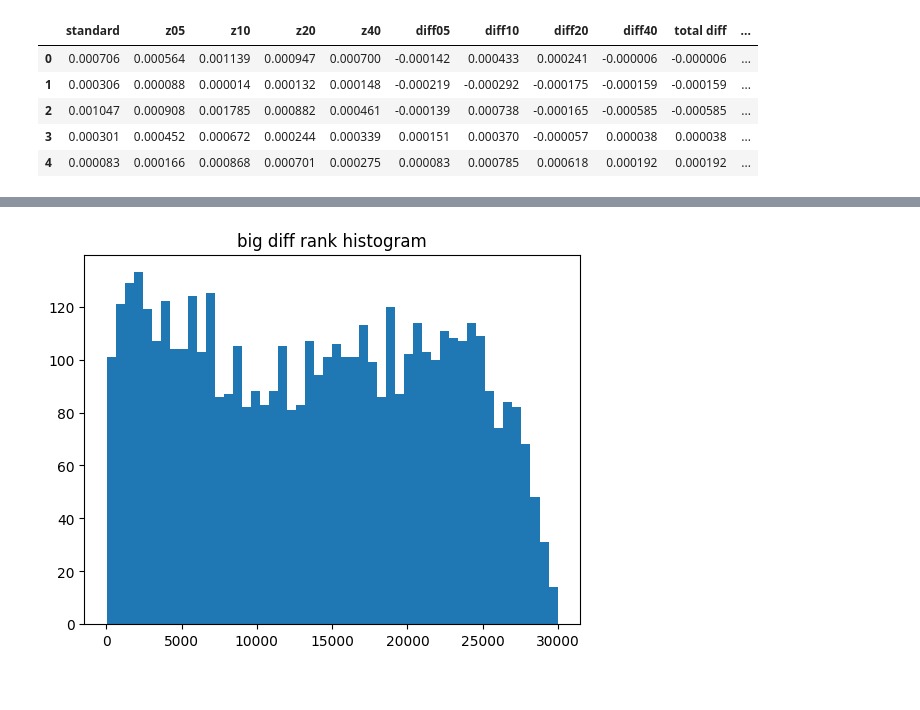
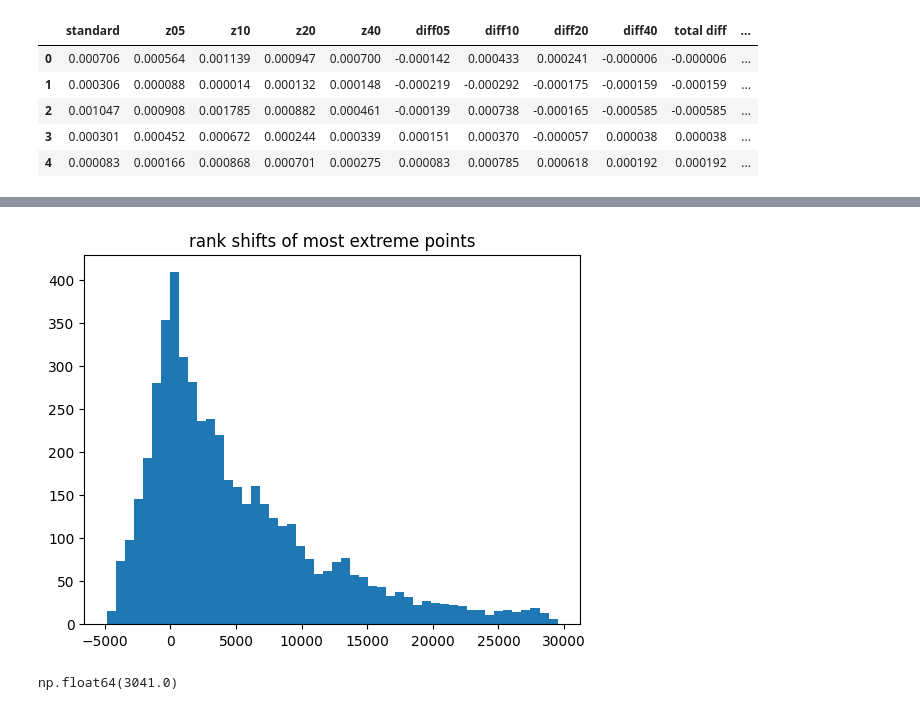
Before and after one commit to tuedo2/curvature-memorization-dp, a Jupyter notebook: corruption.ipynb, the cells around one changed output, grey strips where cells are left out. Saved outputs shown, nothing was run; the diff lists cells and outputs as text; code cells hidden in the pictures.

```diff
--- a/corruption.ipynb
+++ b/corruption.ipynb
@@ -262,0 +246,3 @@ big_diff
+# %%
+high_rank_df = dropped_df[(dropped_df['std rank'] <= 5000)]
+high_rank_df
@@ -263,6 +263,10 @@ big_diff
 # %%
-plt.hist(big_diff['std rank'], bins=50)
-plt.title('big diff rank histogram')
+plt.hist(high_rank_df['total rank diff'], bins=50)
+plt.title('rank shifts of most extreme points')
 plt.show()
 # %% [output]
-[figure, old version]
+[figure, new version]
+# %%
+high_rank_df['total rank diff'].median()
+# %% [output]
+np.float64(3041.0)
```
Also changed, not shown: parts of 2 cells of this notebook.
